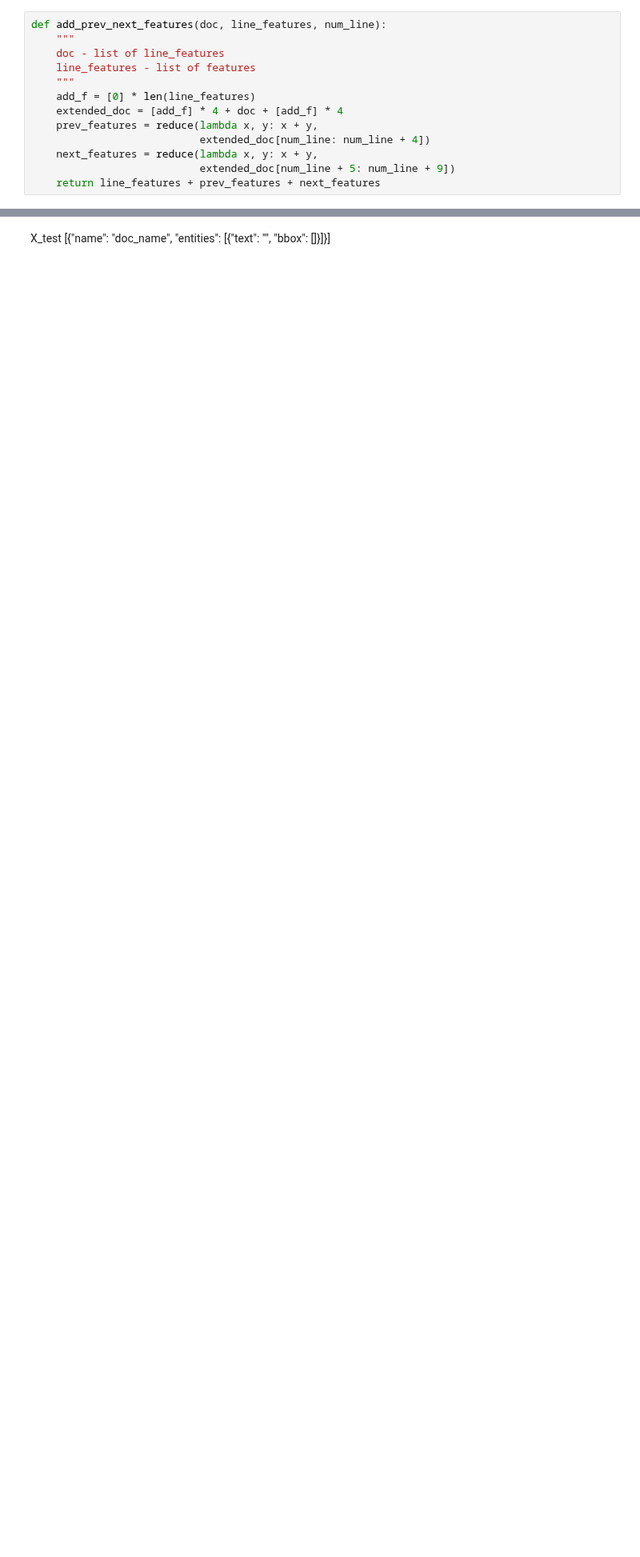
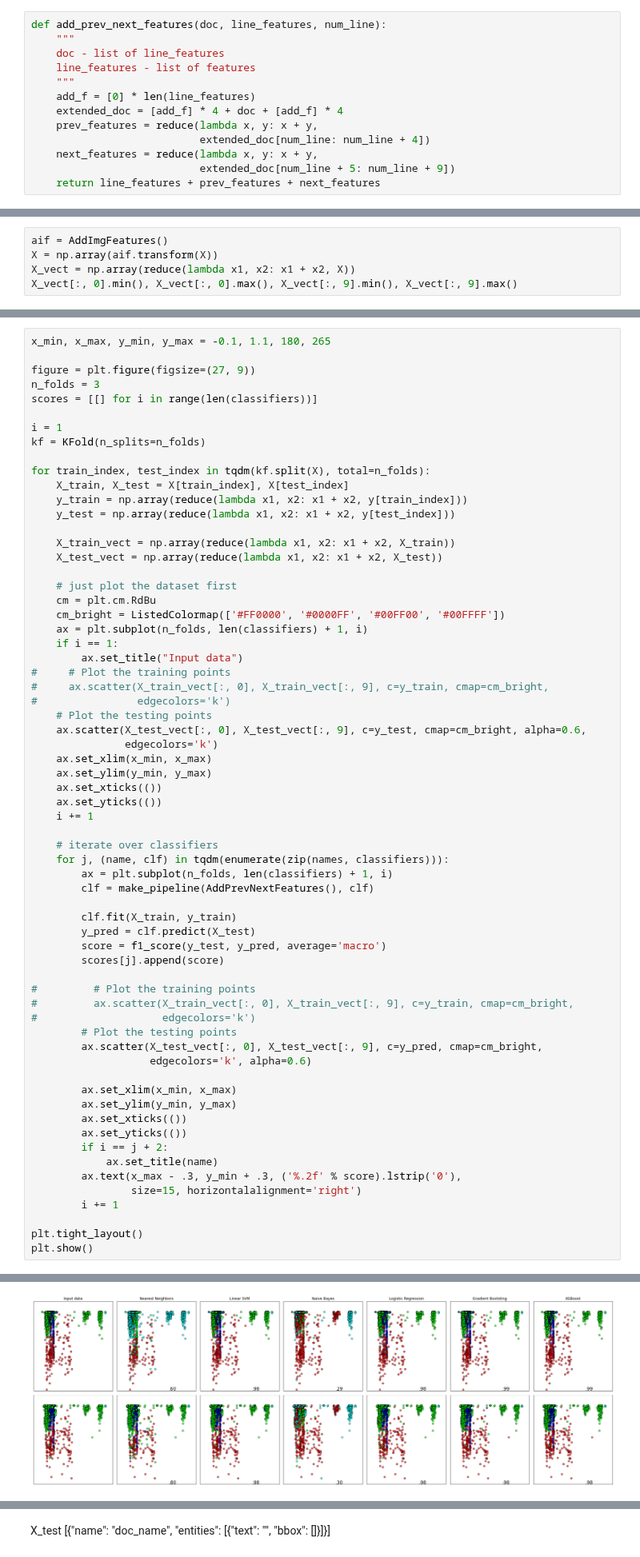
Before and after one commit to NastyBoget/document_structure_extraction, a Jupyter notebook: pipeline.ipynb, the cells around one changed output, grey strips where cells are left out. Shown at 80% size. Drawn from its saved outputs; the diff is of its cells as text; blank space fills up the shorter version.

Commit message:
classifiers comparison

```diff
--- a/pipeline.ipynb
+++ b/pipeline.ipynb
@@ -272,3 +294,8 @@ with open("data.json", "r") as read_file:
         X.append(elem)
     X = np.array(X)
     y = np.array(y)
+# %%
+aif = AddImgFeatures()
+X = np.array(aif.transform(X))
+X_vect = np.array(reduce(lambda x1, x2: x1 + x2, X))
+X_vect[:, 0].min(), X_vect[:, 0].max(), X_vect[:, 9].min(), X_vect[:, 9].max()
@@ -274,0 +304,66 @@ with open("data.json", "r") as read_file:
+# %%
+x_min, x_max, y_min, y_max = -0.1, 1.1, 180, 265
+
+figure = plt.figure(figsize=(27, 9))
+n_folds = 3
+scores = [[] for i in range(len(classifiers))]
+
+i = 1
+kf = KFold(n_splits=n_folds)
+
+for train_index, test_index in tqdm(kf.split(X), total=n_folds):
+    X_train, X_test = X[train_index], X[test_index]
+    y_train = np.array(reduce(lambda x1, x2: x1 + x2, y[train_index]))
+    y_test = np.array(reduce(lambda x1, x2: x1 + x2, y[test_index]))
+
+    X_train_vect = np.array(reduce(lambda x1, x2: x1 + x2, X_train))
+    X_test_vect = np.array(reduce(lambda x1, x2: x1 + x2, X_test))
+
+    # just plot the dataset first
+    cm = plt.cm.RdBu
+    cm_bright = ListedColormap(['#FF0000', '#0000FF', '#00FF00', '#00FFFF'])
+    ax = plt.subplot(n_folds, len(classifiers) + 1, i)
+    if i == 1:
+        ax.set_title("Input data")
+#     # Plot the training points
+#     ax.scatter(X_train_vect[:, 0], X_train_vect[:, 9], c=y_train, cmap=cm_bright,
+#                edgecolors='k')
+    # Plot the testing points
+    ax.scatter(X_test_vect[:, 0], X_test_vect[:, 9], c=y_test, cmap=cm_bright, alpha=0.6,
+               edgecolors='k')
+    ax.set_xlim(x_min, x_max)
+    ax.set_ylim(y_min, y_max)
+    ax.set_xticks(())
+    ax.set_yticks(())
+    i += 1
+
+    # iterate over classifiers
+    for j, (name, clf) in tqdm(enumerate(zip(names, classifiers))):
+        ax = plt.subplot(n_folds, len(classifiers) + 1, i)
+        clf = make_pipeline(AddPrevNextFeatures(), clf)
+
+        clf.fit(X_train, y_train)
+        y_pred = clf.predict(X_test)
+        score = f1_score(y_test, y_pred, average='macro')
+        scores[j].append(score)
+
+#         # Plot the training points
+#         ax.scatter(X_train_vect[:, 0], X_train_vect[:, 9], c=y_train, cmap=cm_bright,
+#                    edgecolors='k')
+        # Plot the testing points
+        ax.scatter(X_test_vect[:, 0], X_test_vect[:, 9], c=y_pred, cmap=cm_bright,
+                   edgecolors='k', alpha=0.6)
+
+        ax.set_xlim(x_min, x_max)
+        ax.set_ylim(y_min, y_max)
+        ax.set_xticks(())
+        ax.set_yticks(())
+        if i == j + 2:
+            ax.set_title(name)
+        ax.text(x_max - .3, y_min + .3, ('%.2f' % score).lstrip('0'),
+                size=15, horizontalalignment='right')
+        i += 1
+
+plt.tight_layout()
+plt.show()
+# %% [output]
@@ -274,0 +384 @@ with open("data.json", "r") as read_file:
+[figure, added]
```
Also changed, not shown: parts of 12 cells of this notebook, 2 other files.
